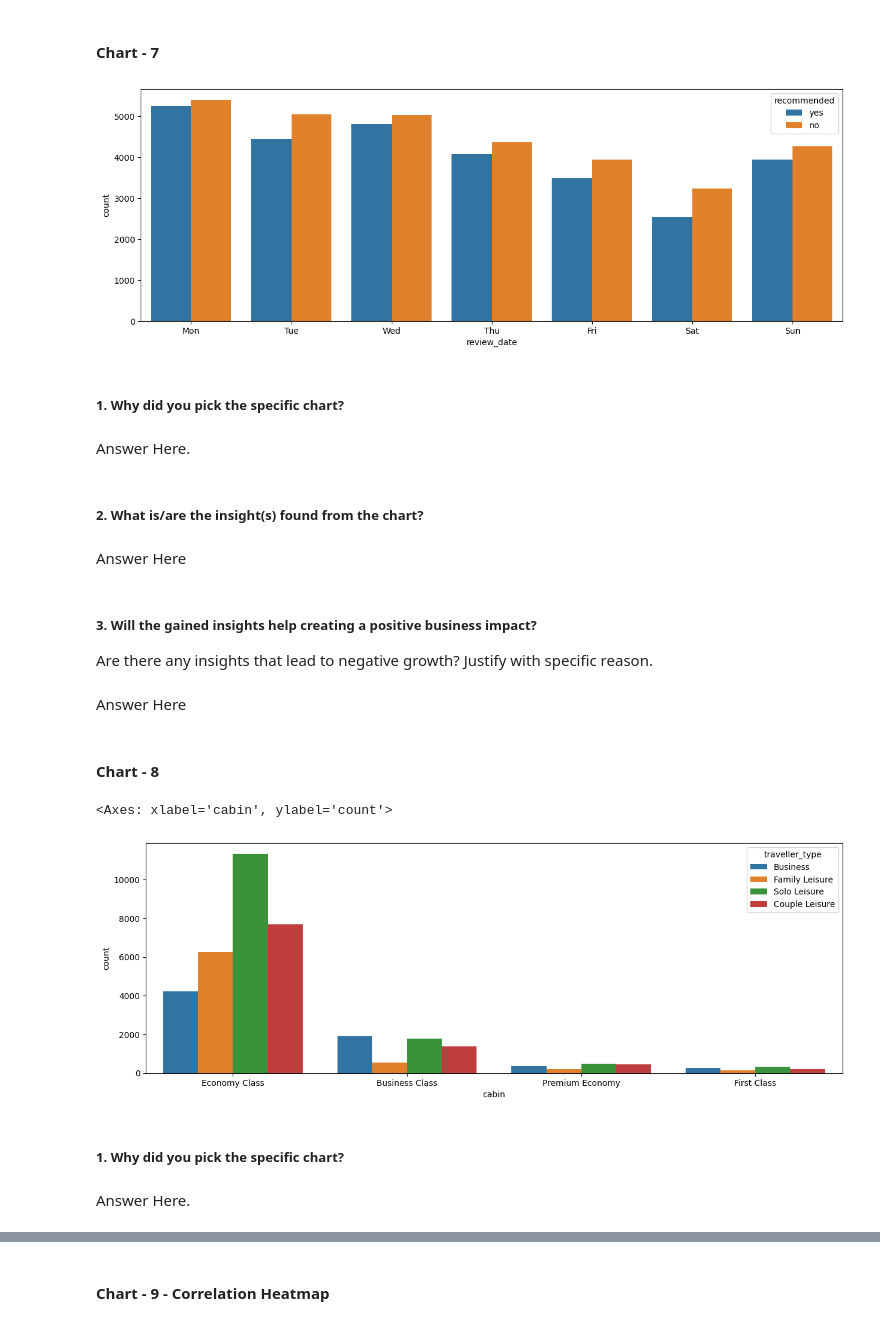
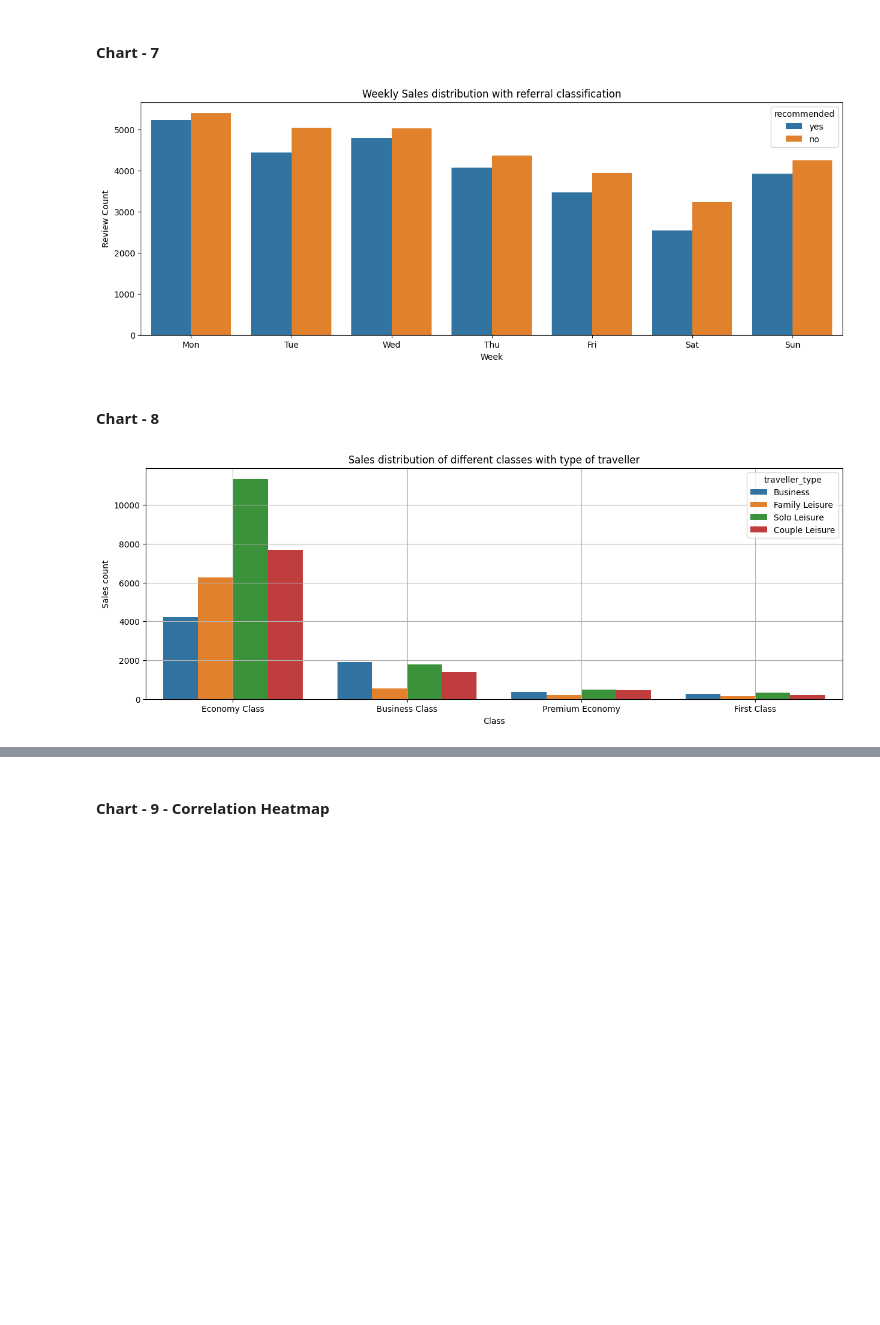
Before and after one commit to MrMRaut/Airline-Referral-Classification, a Jupyter notebook: Airline_Referral_Classification.ipynb, the cells around one changed output, grey strips where cells are left out. Cells and saved outputs as stored; diff of their text form; code cells hidden in the pictures; blank space fills up the shorter version.

```diff
--- a/Airline_Referral_Classification.ipynb
+++ b/Airline_Referral_Classification.ipynb
@@ -452,33 +401,24 @@ Answer Here
 # %%
 # Chart - 7 visualization code
 sns.countplot(x = df.review_date.dt.weekday, hue = df.recommended)
 
 plt.xticks([0,1,2,3,4,5,6],[ 'Mon', 'Tue', 'Wed', 'Thu', 'Fri', 'Sat', 'Sun'])
+plt.title('Weekly Sales distribution with referral classification')
+plt.xlabel('Week')
+plt.ylabel('Review Count')
 plt.show()
 # %% [output]
-[figure, old version]
+[figure, new version]
-# %% [markdown]
-##### 1. Why did you pick the specific chart?
-# %% [markdown]
-Answer Here.
-# %% [markdown]
-##### 2. What is/are the insight(s) found from the chart?
-# %% [markdown]
-Answer Here
-# %% [markdown]
-##### 3. Will the gained insights help creating a positive business impact?
-Are there any insights that lead to negative growth? Justify with specific reason.
-# %% [markdown]
-Answer Here
 # %% [markdown]
 #### Chart - 8
 # %%
 # Chart - 8 visualization code
 sns.countplot(x = df.cabin, hue = df.traveller_type)
+
+plt.title('Sales distribution of different classes with type of traveller')
+plt.xlabel('Class')
+plt.ylabel('Sales count')
+plt.grid()
+plt.show()
 # %% [output]
-<Axes: xlabel='cabin', ylabel='count'>
-[figure, old version]
+[figure, new version]
-# %% [markdown]
-##### 1. Why did you pick the specific chart?
-# %% [markdown]
-Answer Here.
```
Also changed, not shown: parts of 82 cells of this notebook.
